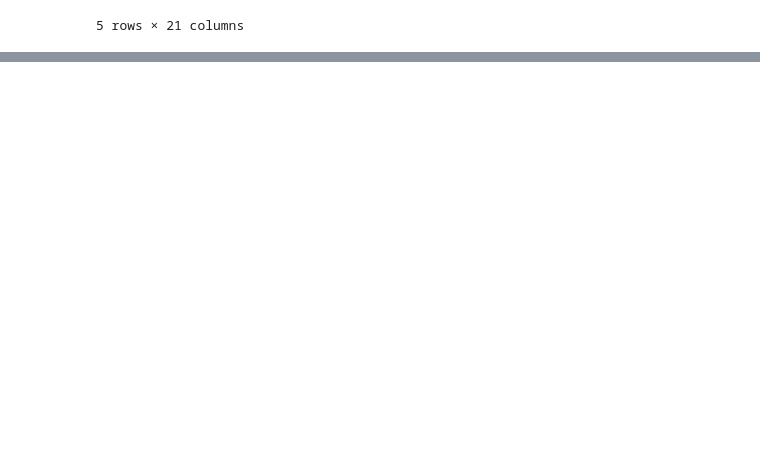
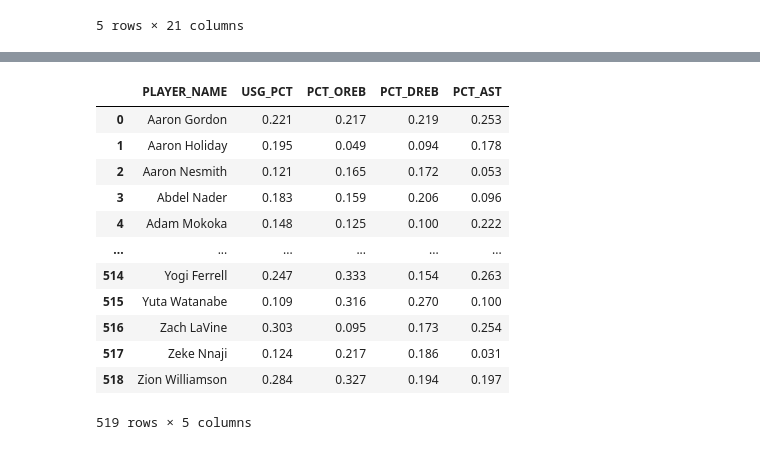
Before and after one commit to fromeropablo/Project-week-03, a Jupyter notebook: NBA Data Cleaning.ipynb, the cells around one changed output, grey strips where cells are left out. Cells and saved outputs as stored; diff of their text form; code cells hidden in the pictures; blank space fills up the shorter version.

```diff
--- a/NBA Data Cleaning.ipynb
+++ b/NBA Data Cleaning.ipynb
@@ -354,0 +161,2 @@ response["data"]
+# %%
+url_usage = "https://stats.nba.com/stats/leaguedashplayerstats?College=&Conference=&Country=&DateFrom=&DateTo=&Division=&DraftPick=&DraftYear=&GameScope=&GameSegment=&Height=&LastNGames=0&LeagueID=00&Location=&MeasureType=Usage&Month=0&OpponentTeamID=0&Outcome=&PORound=0&PaceAdjust=N&PerMode=PerGame&Period=0&PlayerExperience=&PlayerPosition=&PlusMinus=N&Rank=N&Season=2020-21&SeasonSegment=&SeasonType=Regular+Season&ShotClockRange=&StarterBench=&TeamID=0&TwoWay=0&VsConference=&VsDivision=&Weight="
@@ -354,0 +177,6 @@ response["data"]
+# %%
+response = requests.get(url_usage, headers=header).json()
+# %%
+frame_usage = pd.DataFrame(response['resultSets'][0]['rowSet'])
+frame_usage.columns = response['resultSets'][0]['headers']
+frame_usage.head()
@@ -354,0 +191,18 @@ response["data"]
+# %%
+frame_usage_columns = frame_usage[["PLAYER_NAME","USG_PCT", "PCT_OREB", "PCT_DREB", "PCT_AST"]]
+# %%
+frame_usage_columns
+# %% [output]
+|  | PLAYER_NAME | USG_PCT | PCT_OREB | PCT_DREB | PCT_AST |
+| 0 | Aaron Gordon | 0.221 | 0.217 | 0.219 | 0.253 |
+| 1 | Aaron Holiday | 0.195 | 0.049 | 0.094 | 0.178 |
+| 2 | Aaron Nesmith | 0.121 | 0.165 | 0.172 | 0.053 |
+| 3 | Abdel Nader | 0.183 | 0.159 | 0.206 | 0.096 |
+| 4 | Adam Mokoka | 0.148 | 0.125 | 0.100 | 0.222 |
+| ... | ... | ... | ... | ... | ... |
+| 514 | Yogi Ferrell | 0.247 | 0.333 | 0.154 | 0.263 |
+| 515 | Yuta Watanabe | 0.109 | 0.316 | 0.270 | 0.100 |
+| 516 | Zach LaVine | 0.303 | 0.095 | 0.173 | 0.254 |
+| 517 | Zeke Nnaji | 0.124 | 0.217 | 0.186 | 0.031 |
+| 518 | Zion Williamson | 0.284 | 0.327 | 0.194 | 0.197 |
+519 rows × 5 columns
```
Also changed, not shown: parts of 45 cells of this notebook, 2 other files.
